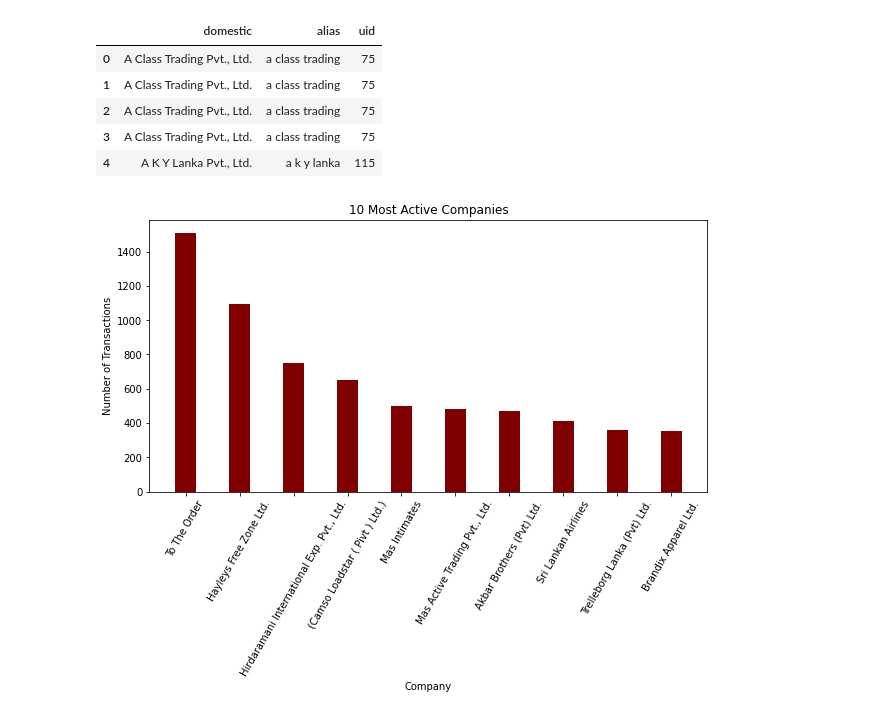
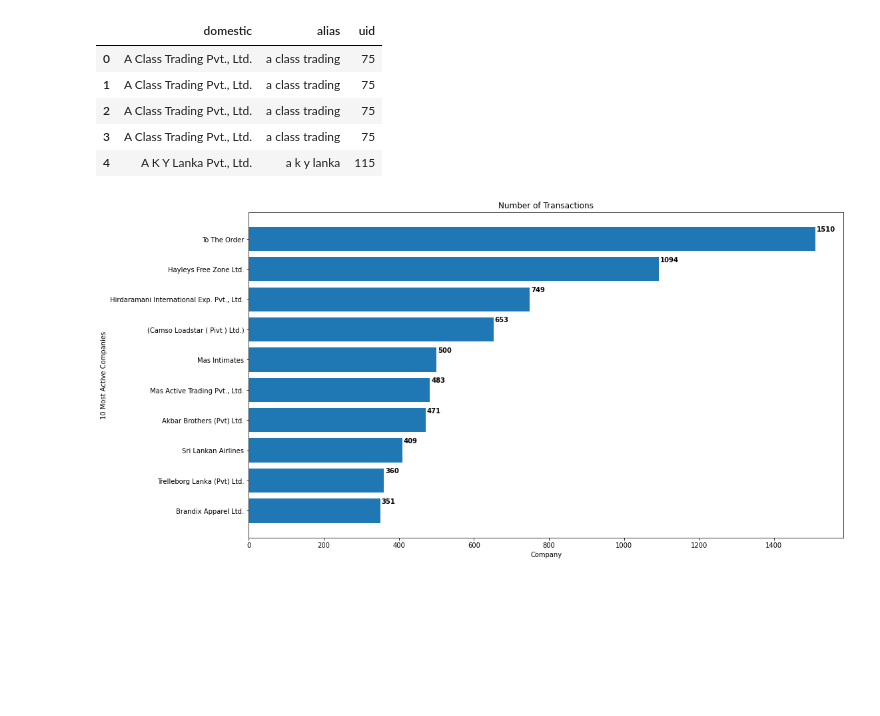
Before and after one commit to jessicajysong/company_name, a Jupyter notebook: test_run.ipynb, the cells around one changed output. Saved outputs shown, nothing was run; the diff lists cells and outputs as text; code cells hidden in the pictures; blank space fills up the shorter version.

```diff
--- a/test_run.ipynb
+++ b/test_run.ipynb
@@ -174,24 +174,27 @@ df_final = df_final[['domestic', 'uid']]
 # %%
 '''
 Identifying the 10 most active firms
 
 '''
 
 # Count the occurence for each 'alias' value
 count = df_final['domestic'].value_counts().head(10)
+count = count.sort_values(ascending=True)
 
 # Create a chart to present the result
 names = count.index
 values = count.values
-fig = plt.figure(figsize=(10,5))
-plt.bar(names, values, color='maroon', width=0.4)
+fig, ax = plt.subplots(figsize =(16, 9))
+ax.barh(names, values)
 plt.xlabel("Company")
-plt.xticks(rotation=60)
-plt.ylabel("Number of Transactions")
-plt.title("10 Most Active Companies")
+plt.xticks()
+for i, v in enumerate(values):
+    ax.text(v + 3, i + .25, str(v), color='black', fontweight='bold')
+plt.ylabel("10 Most Active Companies")
+plt.title("Number of Transactions")
 plt.show()
 # %% [output]
-[figure, old version]
+[figure, new version]
 # %%
 # Save the result to the local directory
 
```
